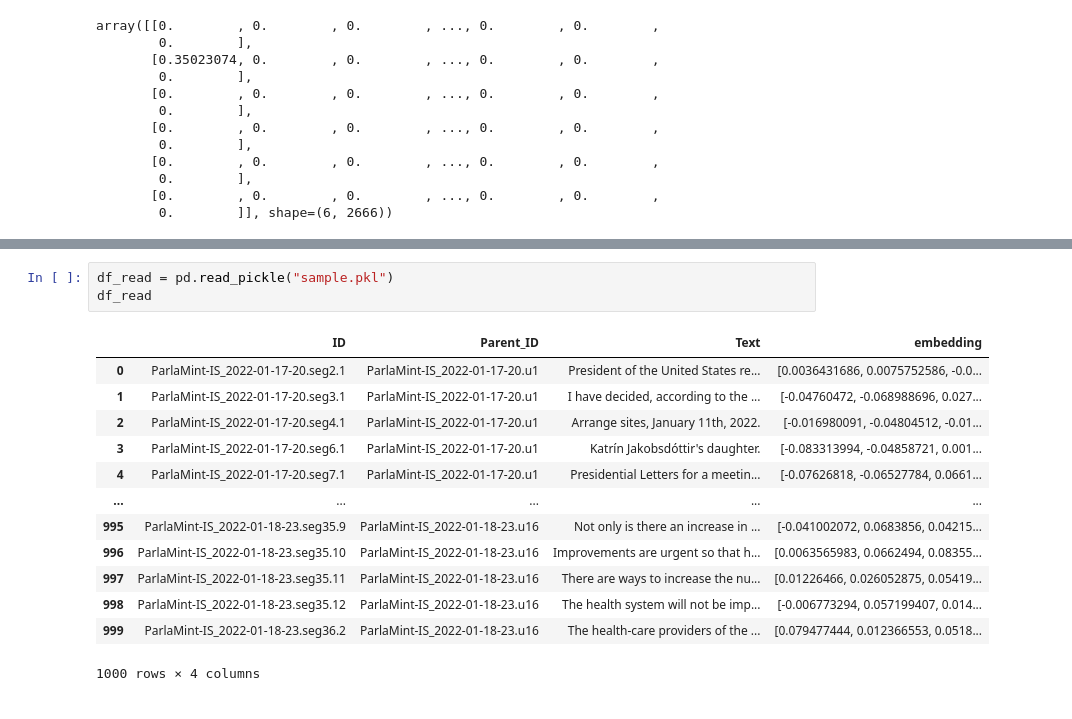
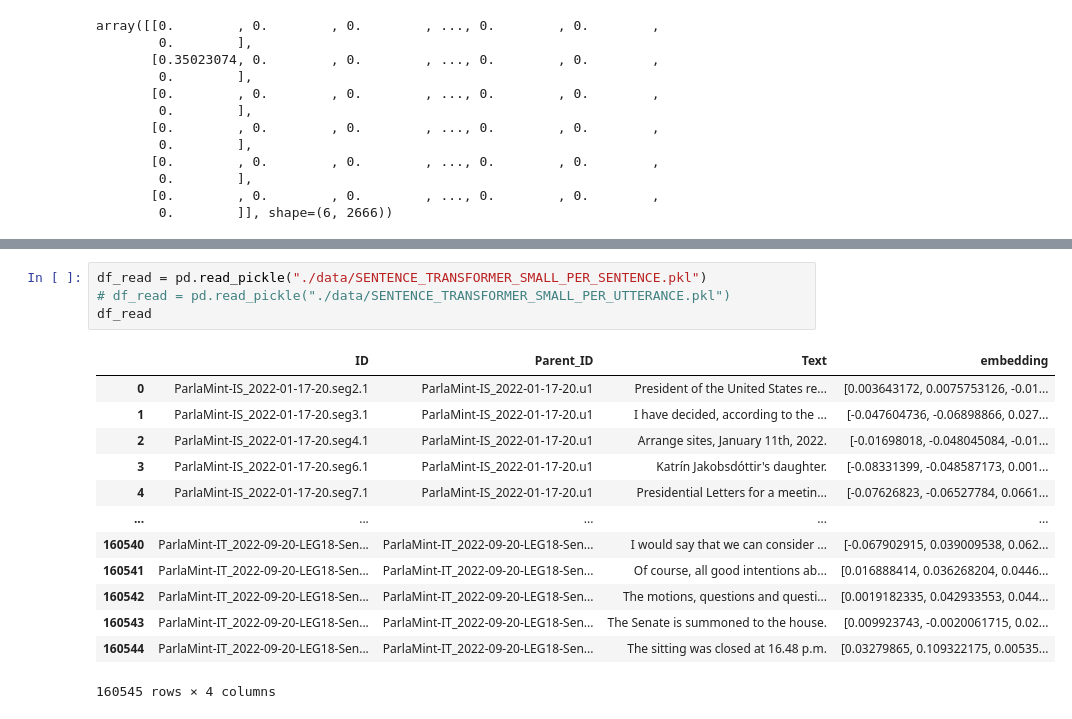
Before and after one commit to DHGraz/clariah2025-dse-ml, a Jupyter notebook: src/processing_embeddings.ipynb, the cells around one changed output, grey strips where cells are left out. Cells and saved outputs as stored; diff of their text form.

```diff
--- a/src/processing_embeddings.ipynb
+++ b/src/processing_embeddings.ipynb
@@ -107,17 +193,18 @@ df_parlamint.to_pickle("df_parlamint.pkl")
 # %%
-df_read = pd.read_pickle("sample.pkl")
+df_read = pd.read_pickle("./data/SENTENCE_TRANSFORMER_SMALL_PER_SENTENCE.pkl")
+# df_read = pd.read_pickle("./data/SENTENCE_TRANSFORMER_SMALL_PER_UTTERANCE.pkl")
 df_read
 # %% [output]
 |  | ID | Parent_ID | Text | embedding |
-| 0 | ParlaMint-IS_2022-01-17-20.seg2.1 | ParlaMint-IS_2022-01-17-20.u1 | President of the United States re... | [0.0036431686, 0.0075752586, -0.0... |
-| 1 | ParlaMint-IS_2022-01-17-20.seg3.1 | ParlaMint-IS_2022-01-17-20.u1 | I have decided, according to the ... | [-0.04760472, -0.068988696, 0.027... |
-| 2 | ParlaMint-IS_2022-01-17-20.seg4.1 | ParlaMint-IS_2022-01-17-20.u1 | Arrange sites, January 11th, 2022. | [-0.016980091, -0.04804512, -0.01... |
-| 3 | ParlaMint-IS_2022-01-17-20.seg6.1 | ParlaMint-IS_2022-01-17-20.u1 | Katrín Jakobsdóttir's daughter. | [-0.083313994, -0.04858721, 0.001... |
-| 4 | ParlaMint-IS_2022-01-17-20.seg7.1 | ParlaMint-IS_2022-01-17-20.u1 | Presidential Letters for a meetin... | [-0.07626818, -0.06527784, 0.0661... |
+| 0 | ParlaMint-IS_2022-01-17-20.seg2.1 | ParlaMint-IS_2022-01-17-20.u1 | President of the United States re... | [0.003643172, 0.0075753126, -0.01... |
+| 1 | ParlaMint-IS_2022-01-17-20.seg3.1 | ParlaMint-IS_2022-01-17-20.u1 | I have decided, according to the ... | [-0.047604736, -0.06898866, 0.027... |
+| 2 | ParlaMint-IS_2022-01-17-20.seg4.1 | ParlaMint-IS_2022-01-17-20.u1 | Arrange sites, January 11th, 2022. | [-0.01698018, -0.048045084, -0.01... |
+| 3 | ParlaMint-IS_2022-01-17-20.seg6.1 | ParlaMint-IS_2022-01-17-20.u1 | Katrín Jakobsdóttir's daughter. | [-0.08331399, -0.048587173, 0.001... |
+| 4 | ParlaMint-IS_2022-01-17-20.seg7.1 | ParlaMint-IS_2022-01-17-20.u1 | Presidential Letters for a meetin... | [-0.07626823, -0.06527784, 0.0661... |
 | ... | ... | ... | ... | ... |
-| 995 | ParlaMint-IS_2022-01-18-23.seg35.9 | ParlaMint-IS_2022-01-18-23.u16 | Not only is there an increase in ... | [-0.041002072, 0.0683856, 0.04215... |
-| 996 | ParlaMint-IS_2022-01-18-23.seg35.10 | ParlaMint-IS_2022-01-18-23.u16 | Improvements are urgent so that h... | [0.0063565983, 0.0662494, 0.08355... |
-| 997 | ParlaMint-IS_2022-01-18-23.seg35.11 | ParlaMint-IS_2022-01-18-23.u16 | There are ways to increase the nu... | [0.01226466, 0.026052875, 0.05419... |
-| 998 | ParlaMint-IS_2022-01-18-23.seg35.12 | ParlaMint-IS_2022-01-18-23.u16 | The health system will not be imp... | [-0.006773294, 0.057199407, 0.014... |
-| 999 | ParlaMint-IS_2022-01-18-23.seg36.2 | ParlaMint-IS_2022-01-18-23.u16 | The health-care providers of the ... | [0.079477444, 0.012366553, 0.0518... |
+| 160540 | ParlaMint-IT_2022-09-20-LEG18-Sen... | ParlaMint-IT_2022-09-20-LEG18-Sen... | I would say that we can consider ... | [-0.067902915, 0.039009538, 0.062... |
+| 160541 | ParlaMint-IT_2022-09-20-LEG18-Sen... | ParlaMint-IT_2022-09-20-LEG18-Sen... | Of course, all good intentions ab... | [0.016888414, 0.036268204, 0.0446... |
+| 160542 | ParlaMint-IT_2022-09-20-LEG18-Sen... | ParlaMint-IT_2022-09-20-LEG18-Sen... | The motions, questions and questi... | [0.0019182335, 0.042933553, 0.044... |
+| 160543 | ParlaMint-IT_2022-09-20-LEG18-Sen... | ParlaMint-IT_2022-09-20-LEG18-Sen... | The Senate is summoned to the house. | [0.009923743, -0.0020061715, 0.02... |
+| 160544 | ParlaMint-IT_2022-09-20-LEG18-Sen... | ParlaMint-IT_2022-09-20-LEG18-Sen... | The sitting was closed at 16.48 p.m. | [0.03279865, 0.109322175, 0.00535... |
-1000 rows × 4 columns
+160545 rows × 4 columns
```
Also changed, not shown: parts of 17 cells of this notebook, 4 other files.
